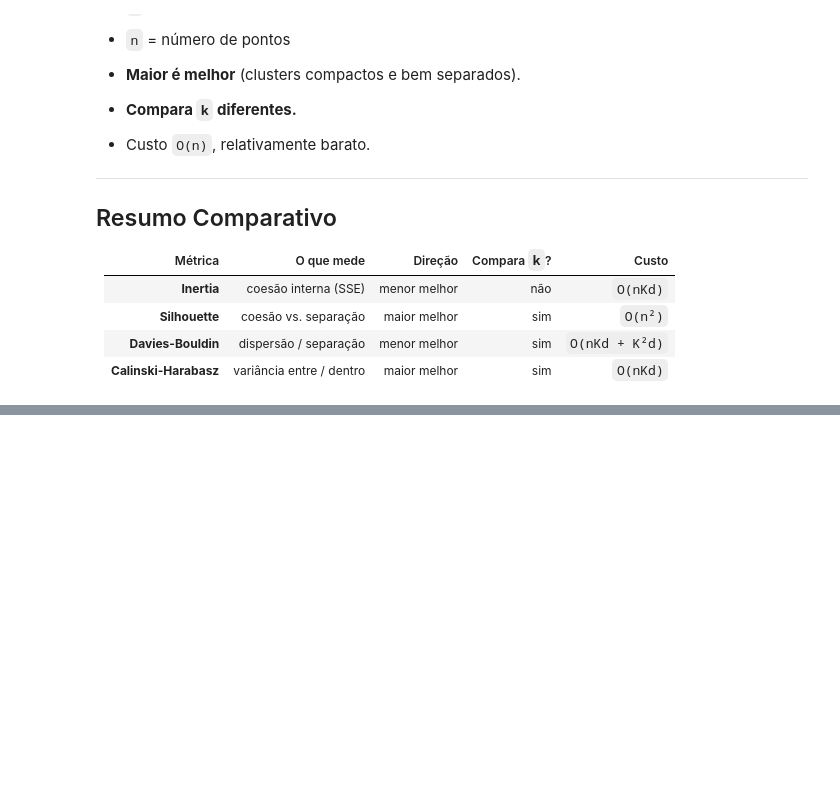
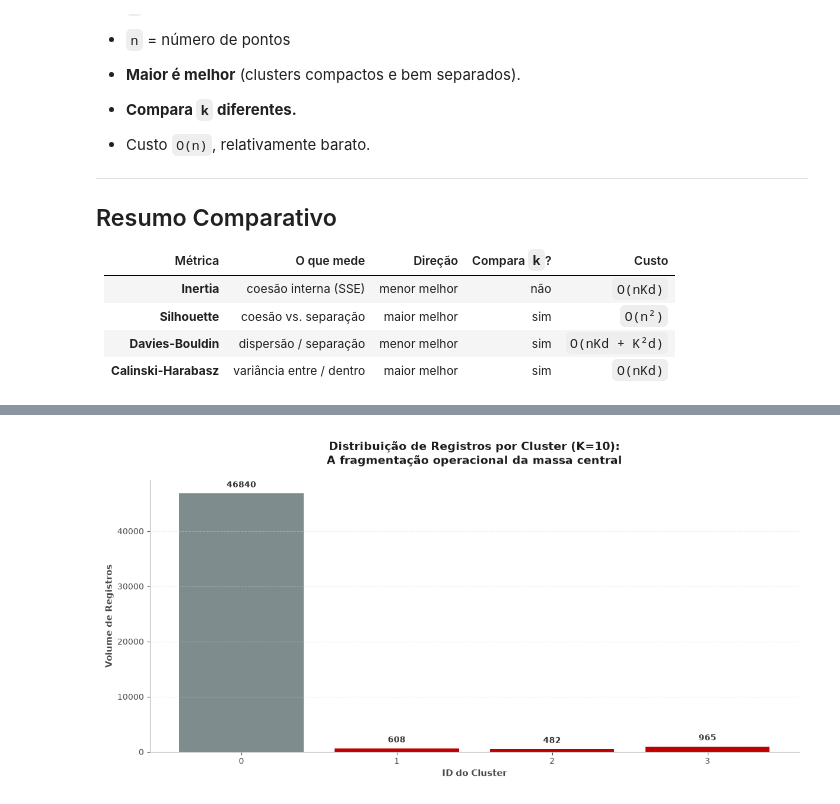
Before and after one commit to caua-barreto/Airbnb_Market_Segmentation, a Jupyter notebook: notebooks/02_Modeling.ipynb, the cells around one changed output, grey strips where cells are left out. Cells and saved outputs as stored; diff of their text form; code cells hidden in the pictures; blank space fills up the shorter version.

```diff
--- a/notebooks/02_Modeling.ipynb
+++ b/notebooks/02_Modeling.ipynb
@@ -368,0 +380,38 @@ display(df_resultados)
+# %%
+import matplotlib.pyplot as plt
+
+# 1. Dados atualizados para K=10 (atribuição corrigida)
+tamanhos_k10 = {0: 46840, 1: 608, 2: 482, 3: 965}
+fig, ax = plt.subplots(figsize=(12, 6))
+
+# 2. Paleta de Cores Corporativa
+# Cinza base para os macro-clusters (> 10.000) e Vermelho de destaque para os nichos
+cores = ['#7F8C8D' if v > 10000 else '#C00000' for v in tamanhos_k10.values()]
+
+# 3. Plotagem das barras
+barras = ax.bar(tamanhos_k10.keys(), tamanhos_k10.values(), color=cores, edgecolor='none')
+
+# 4. Título Executivo e Rótulos dos Eixos
+ax.set_title('Distribuição de Registros por Cluster (K=10):\nA fragmentação operacional da massa central',
+             fontsize=14, fontweight='bold', color='#1C1C1C', pad=20)
+ax.set_xlabel('ID do Cluster', fontsize=11, fontweight='bold', color='#4A4A4A')
+ax.set_ylabel('Volume de Registros', fontsize=11, fontweight='bold', color='#4A4A4A')
+
+# 5. Adição dos rótulos de dados exatos no topo das barras
+ax.bar_label(barras, fmt='{:.0f}', padding=5, color='#333333', fontweight='bold', fontsize=10)
+
+# 6. Limpeza Visual
+ax.spines['top'].set_visible(False)
+ax.spines['right'].set_visible(False)
+ax.spines['left'].set_color('#BDC3C7')
+ax.spines['bottom'].set_color('#BDC3C7')
+
+# Ajuste dos ticks do eixo X para exibir todos os IDs e formatação do grid
+ax.set_xticks(list(tamanhos_k10.keys()))
+ax.tick_params(axis='both', which='major', labelsize=10, colors='#4A4A4A')
+ax.grid(axis='y', linestyle='--', alpha=0.4, color='#D5D8DC')
+
+plt.tight_layout()
+plt.show()
+# %% [output]
+[figure, added]
```
Also changed, not shown: parts of 8 cells of this notebook.
